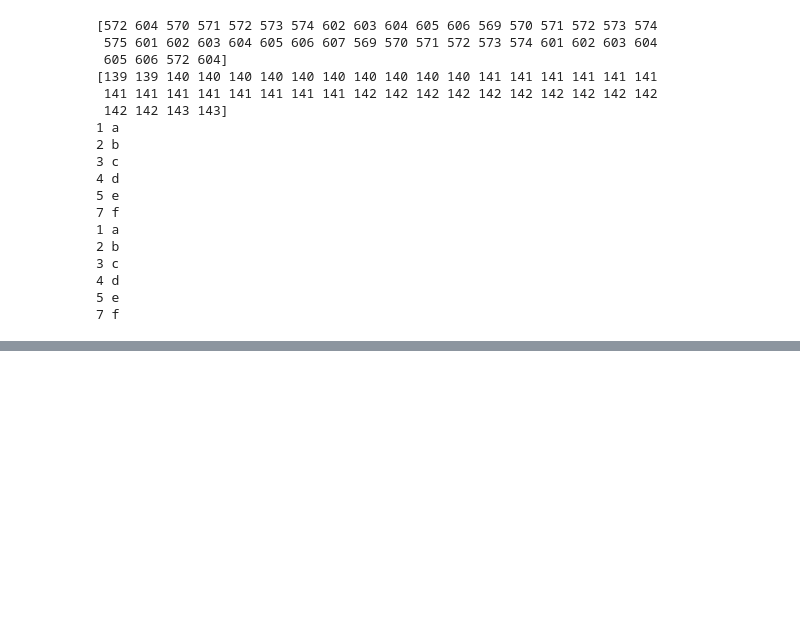
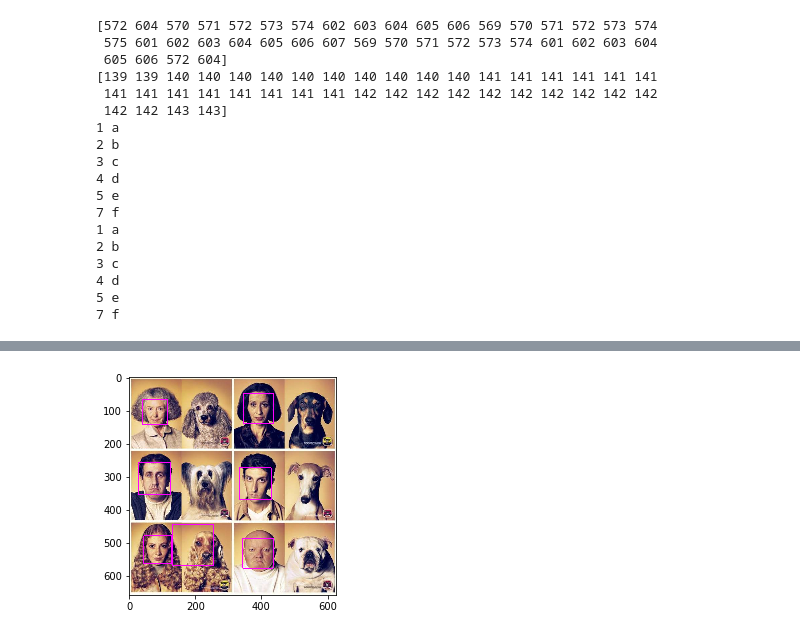
Before and after one commit to loftmain/opencv_project, a Jupyter notebook: visiday4.ipynb, the cells around one changed output, grey strips where cells are left out. Saved outputs shown, nothing was run; the diff lists cells and outputs as text; code cells hidden in the pictures; blank space fills up the shorter version.

```diff
--- a/visiday4.ipynb
+++ b/visiday4.ipynb
@@ -231,0 +334,4 @@ for v in zip(a,b)   :
+# %%
+src = cv2.imread('face04.jpg')
+classifier = cv2.CascadeClassifier('haarcascade_frontalface_default.xml')
+faces = classifier.detectMultiScale(src)
@@ -231,0 +350,6 @@ for v in zip(a,b)   :
+# %%
+for (x, y, w, h) in faces:
+        cv2.rectangle(src, (x, y), (x + w, y + h), (255, 0, 255), 2)
+imshow("", src)
+# %% [output]
+[figure, added]
```
Also changed, not shown: parts of 21 cells of this notebook, 5 other files.
